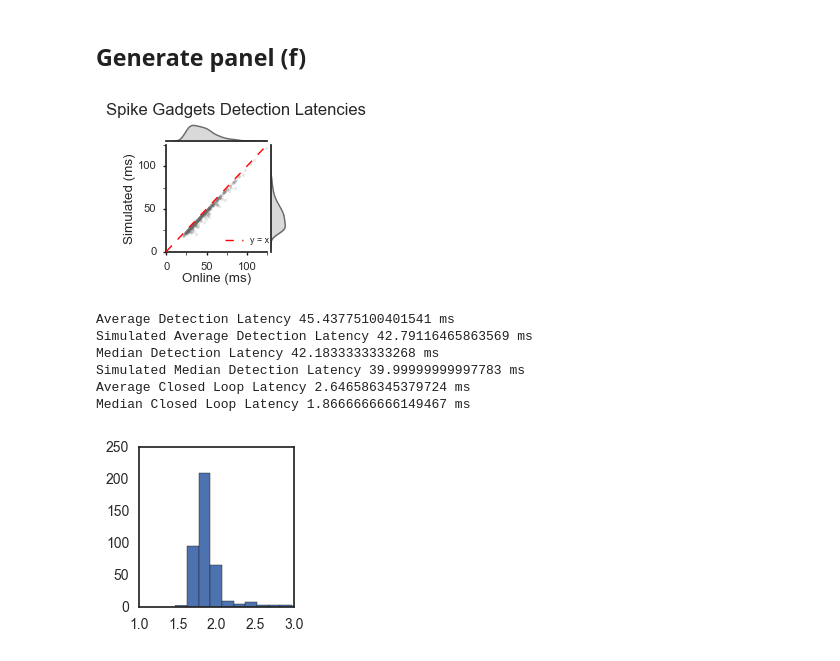
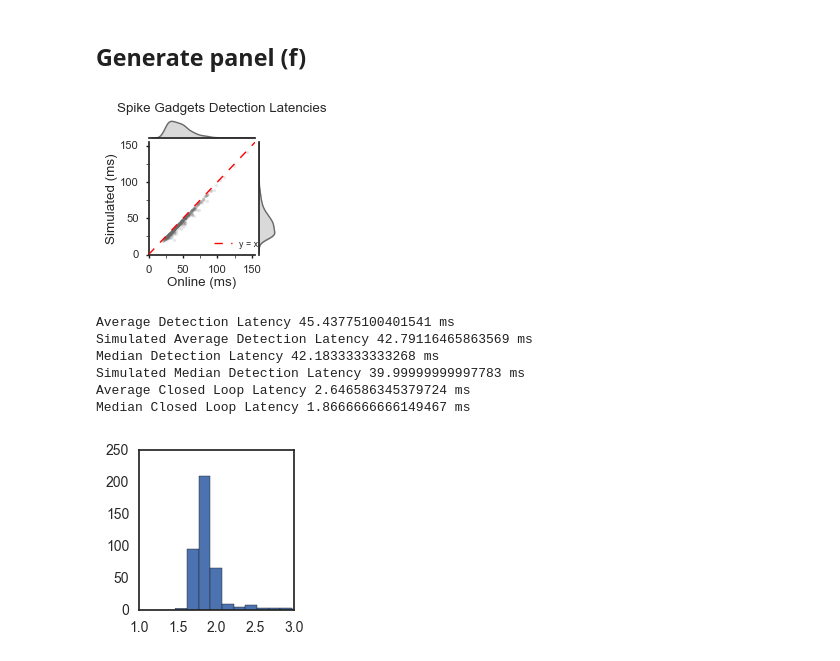
Before and after one commit to shayokdutta/RippleDetectionAnalysis, a Jupyter notebook: figureCode_final/Figure3_Synth_OE_SG.ipynb, the cells around one changed output. Drawn from its saved outputs; the diff is of its cells as text; code cells hidden in the pictures.

Commit message:
figure updates for JNE submission. I should reorder the file directory structure sometime

```diff
--- a/figureCode_final/Figure3_Synth_OE_SG.ipynb
+++ b/figureCode_final/Figure3_Synth_OE_SG.ipynb
@@ -247,39 +247,39 @@ y = x
 
 df = pd.DataFrame(test, columns=["Online (ms)","Simulated (ms)"])
 
-g = sns.JointGrid(x="Online (ms)", y="Simulated (ms)", data=df,xlim=[0,125],ylim=[0,125],size=2) #setup grid
+g = sns.JointGrid(x="Online (ms)", y="Simulated (ms)", data=df,xlim=[0,155],ylim=[0,155],size=2) #setup grid
 g.fig.suptitle("Spike Gadgets Detection Latencies",y=1.01,x=0.65)
 g = g.plot_joint(plt.scatter, c='dimgray',alpha=0.15,s=5,zorder=1,lw=0) #scatter plot
 g = g.plot_marginals(sns.kdeplot, color='dimgray',shade=True) #distributions
 g.ax_joint.plot(x,y, 'r--',label='y = x',zorder=3,c='red') #1 to 1 line
 #ticks
-g.ax_joint.set_xticks(np.arange(0,125,50))
+g.ax_joint.set_xticks(np.arange(0,151,50))
 minorLocator = AutoMinorLocator(2)
 g.ax_joint.xaxis.set_minor_locator(minorLocator)
 g.ax_joint.tick_params(axis='x',which='minor',top='off',length=2,width=0.5,color='k')
 g.ax_joint.tick_params(axis='x',which='major',top='off',length=2,width=1,color='k')
 
-g.ax_joint.set_yticks(np.arange(0,125,50))
+g.ax_joint.set_yticks(np.arange(0,151,50))
 minorLocator = AutoMinorLocator(2)
 g.ax_joint.yaxis.set_minor_locator(minorLocator)
 g.ax_joint.yaxis.tick_left()
 g.ax_joint.tick_params(axis='y',which='minor',right='off',direction='out',length=2,width=0.5,color='k',)
 g.ax_joint.tick_params(axis='y',which='major',right='off',direction='out',length=2,width=1,color='k',)
 
 g.ax_joint.legend(loc='lower right',bbox_to_anchor=(1.1,-0.01))
 if(saveFigs):
     g.savefig('/home/shayok/Documents/Code/RippleDetectionAnalysis/Cavaradossi/figures_final/fig3_synthdetections/scatter-sim-sg.svg',transparent=True)
 
 plt.show()
 
 print("Average Detection Latency {} ms".format(np.mean(online_detection_latencies[whichonesonline])*1000))
 print("Simulated Average Detection Latency {} ms".format(np.mean(simulated_detection_latencies[whichonessimulated])*1000))
 print("Median Detection Latency {} ms".format(np.median(online_detection_latencies[whichonesonline])*1000))
 print("Simulated Median Detection Latency {} ms".format(np.median(simulated_detection_latencies[whichonessimulated])*1000))
 print("Average Closed Loop Latency {} ms".format(np.mean(closedLoopLats)*1000))
 print("Median Closed Loop Latency {} ms".format(np.median(closedLoopLats)*1000))
 # %% [output]
-[figure, old version]
+[figure, new version]
 Average Detection Latency 45.43775100401541 ms
 Simulated Average Detection Latency 42.79116465863569 ms
 Median Detection Latency 42.1833333333268 ms
```
Also changed, not shown: parts of 6 cells of this notebook, 18 other files.
